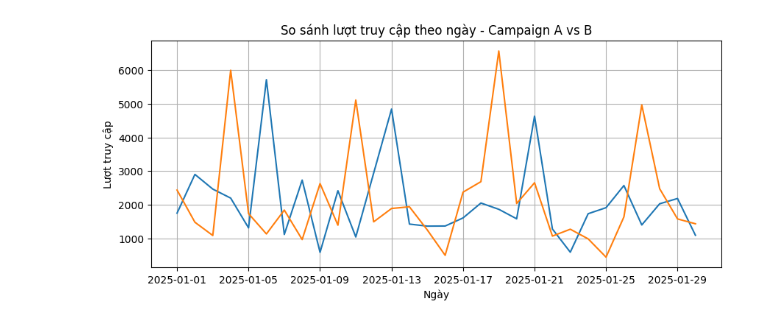
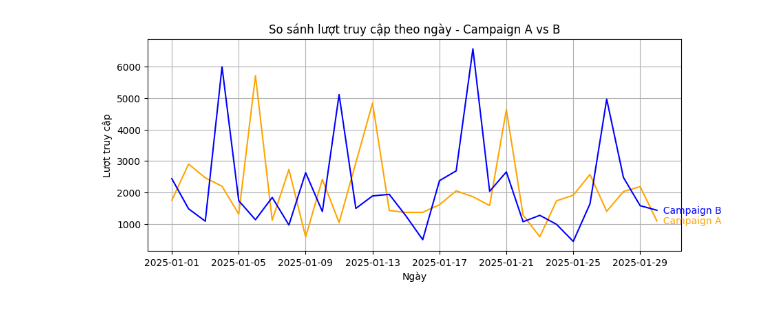
Before and after one commit to DamManhTuyen18A3/Baitapnhom5DHKL18A3HN, a Jupyter notebook: DHKL18A3HN_Nhom5_Case3/code_case_3.ipynb, the cells around one changed output. Drawn from its saved outputs; the diff is of its cells as text; code cells hidden in the pictures.

```diff
--- a/DHKL18A3HN_Nhom5_Case3/code_case_3.ipynb
+++ b/DHKL18A3HN_Nhom5_Case3/code_case_3.ipynb
@@ -1,21 +1,5 @@
 # %%
+# 1. Đọc campaign_A.csv và campaign_B.csv bằng np.loadtxt hoặc np.genfromtxt.
 import numpy as np
-print("Đọc dữ liệu campaign_A.csv")
-data_A = np.genfromtxt("campaign_A.csv", delimiter=",", dtype=None, names=True, encoding='utf-8')
-
-dates_A = data_A['date']
-visits_A = data_A['visits']
-
-print("Campaign A - Dates:", dates_A)
-print("Campaign A - Visits:", visits_A)
-print("Đọc dữ liệu từ campaign_B.csv")
-
-data_B = np.genfromtxt("campaign_B.csv", delimiter=",", dtype=None, names=True, encoding='utf-8')
-
-dates_B = data_B['date']
-visits_B = data_B['visits']
-
-print("Campaign B - Dates:", dates_B)
-print("Campaign B - Visits:", visits_B)
-dates_A = dates_A.astype('datetime64[D]')
-dates_B = dates_B.astype('datetime64[D]')
+data_A = np.genfromtxt("campaign_A.csv", delimiter=",", dtype=None, names=True)
+data_B = np.genfromtxt("campaign_B.csv", delimiter=",", dtype=None, names=True)
@@ -136,14 +274,17 @@ print(f"Argmin index: {argmin_v}\n")
 tong_hop = np.column_stack((dates_A.astype(str), visits_A.astype(str), visits_B.astype(str),chenh_lech_tung_ngay_giua_hai_chien_dich.astype(str)))
 np.savetxt("ket_qua_case_3.csv", tong_hop, fmt= "%s", delimiter = ",", header = "Dates, VisitsA, VisitB, Diff")
 # %%
+# Vẽ biểu đồ
 import matplotlib.pyplot as plt
 plt.figure(figsize=(10,4))
-plt.plot(dates_A, visits_A ,label='Campaign A')
-plt.plot(dates_B, visits_B, label='Campaign B')
+plt.plot(dates_A, visits_A ,label='Campaign A',color='orange')
+plt.plot(dates_B, visits_B, label='Campaign B',color='blue')
 plt.title("So sánh lượt truy cập theo ngày - Campaign A vs B")
 plt.xlabel("Ngày")
 plt.ylabel("Lượt truy cập")
 plt.grid(True)
+plt.text(dates_A[-1], visits_A[-1], "  Campaign A", color='orange', fontsize=10, va='center')
+plt.text(dates_B[-1], visits_B[-1], "  Campaign B", color='blue', fontsize=10, va='center')
 plt.show()
 # %% [output]
-[figure, old version]
+[figure, new version]
```
Also changed, not shown: parts of 16 cells of this notebook, 1 other file.
